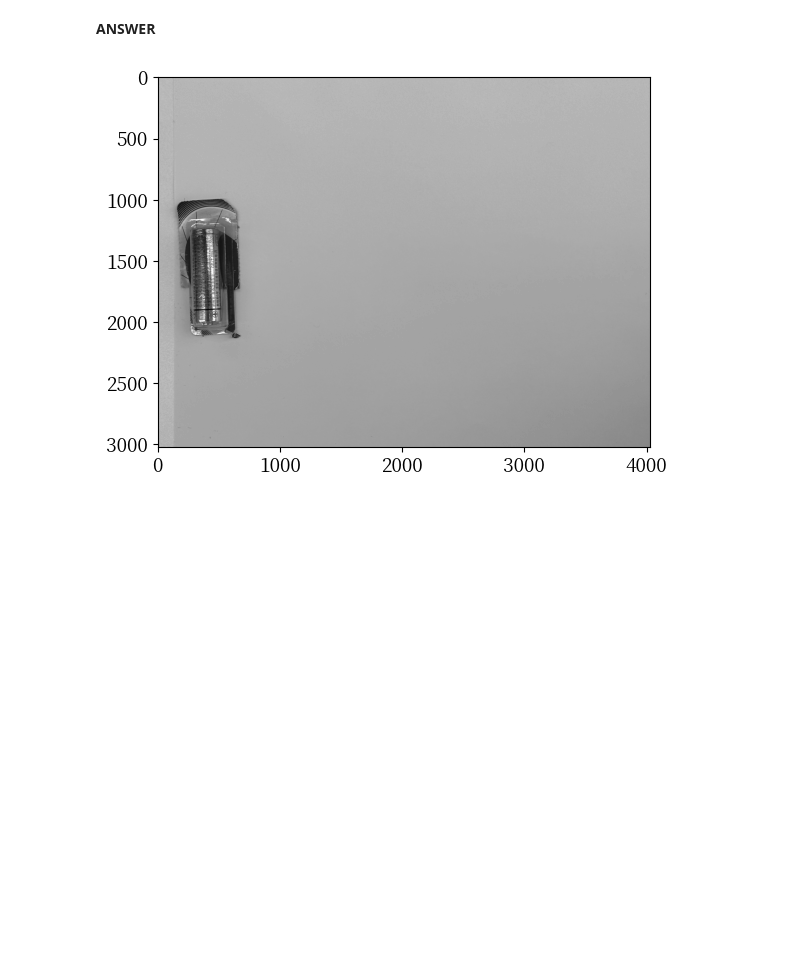
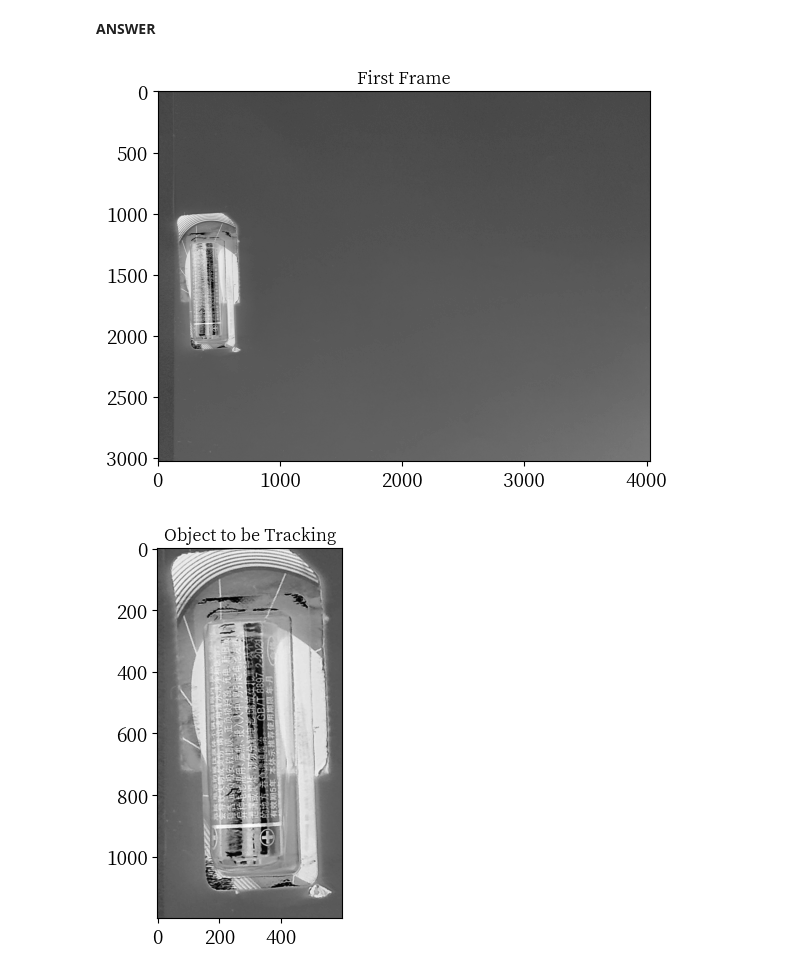
Before and after one commit to Matty-7/CS302-ComputerVision, a Jupyter notebook: CV_HW_4/Homework _4.ipynb, the cells around one changed output. Cells and saved outputs as stored; diff of their text form; code cells hidden in the pictures; blank space fills up the shorter version.

```diff
--- a/CV_HW_4/Homework _4.ipynb
+++ b/CV_HW_4/Homework _4.ipynb
@@ -245,20 +245,31 @@ After finishing the loop, display your resulting image. (cf. slide Images 4)
 # %%
 # (b)
 import cv2
 import matplotlib.pyplot as plt
 
 cap = cv2.VideoCapture('Tracking.avi')
 
 if not cap.isOpened():
     print('Error opening video file')
 
 ret, frame = cap.read()
 
 gray = cv2.cvtColor(frame, cv2.COLOR_BGR2GRAY)
+gray = cv2.bitwise_not(gray)
 
 plt.imshow(gray, cmap='gray')
+plt.title('First Frame')
 plt.show()
 
 cap.release()
+
+x, y, w, h = 110, 1000, 600, 1200
+
+obj = gray[y:y+h, x:x+w]
+
+plt.imshow(obj, cmap='gray')
+plt.title('Object to be Tracking')
+plt.show()
 # %% [output]
-[figure, old version]
+[figure, new version]
+[figure, added]
```
Also changed, not shown: parts of 4 cells of this notebook.
